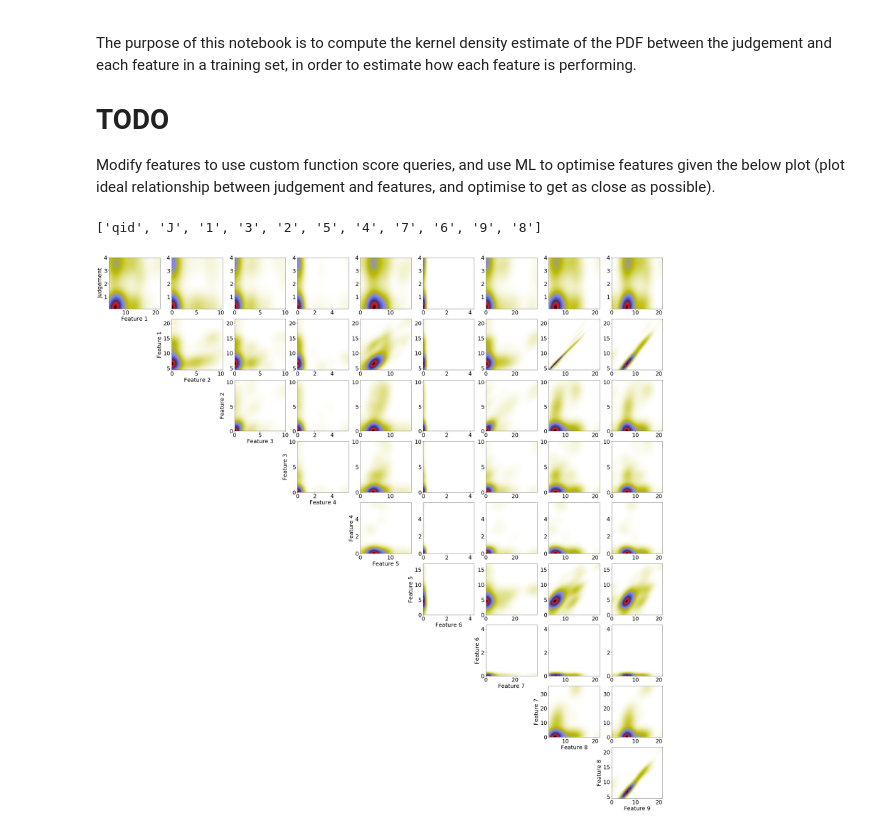
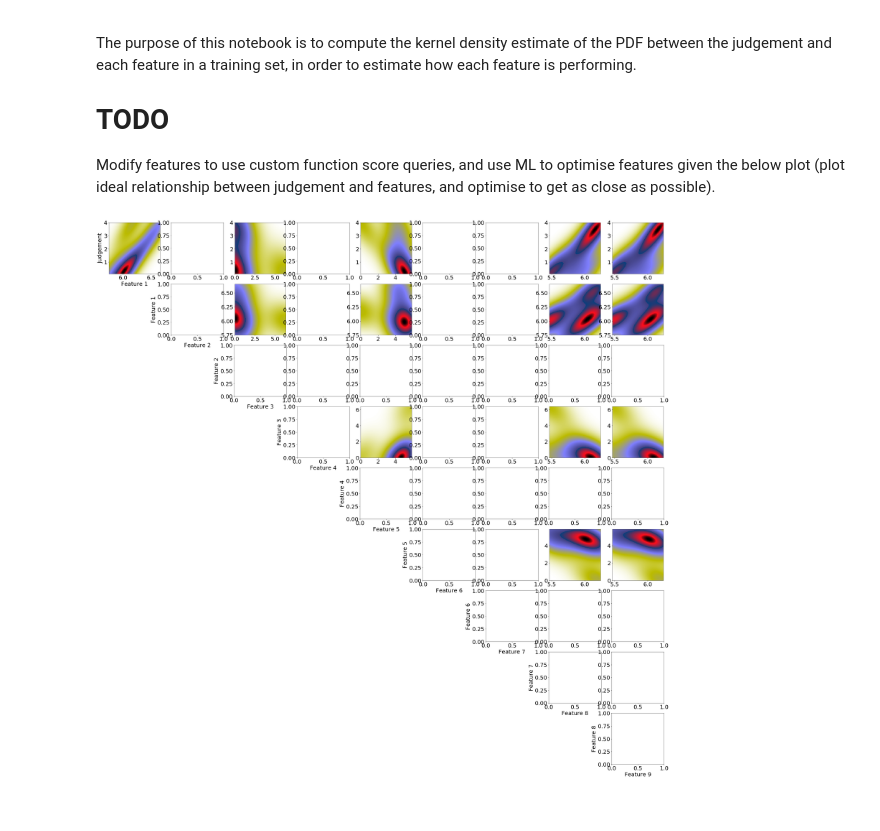
Before and after one commit to sully90/dp-search-service, a Jupyter notebook: src/main/python/Training Data Analysis.ipynb, the cells around one changed output. Drawn from its saved outputs; the diff is of its cells as text; code cells hidden in the pictures.

```diff
--- a/src/main/python/Training Data Analysis.ipynb
+++ b/src/main/python/Training Data Analysis.ipynb
@@ -11,7 +11,7 @@ from scipy import stats
 import matplotlib.pylab as plt
 
 models_dir = "/Users/sullid/ONS/dp-search-service/src/main/resources/elastic.ltr/models"
-model_name = "ons_1516096387773"
+model_name = "ons_1516121421115"
 # %%
 class TrainingData(object):
     """
@@ -66,10 +84,3 @@ class TrainingData(object):
-# %%
-trainingData = TrainingData(models_dir, model_name)
-trainingData.data.keys()
-# %% [output]
-['qid', 'J', '1', '3', '2', '5', '4', '7', '6', '9', '8']
-# %%
-x,y = (trainingData["1"], trainingData["J"])
 # %%
 import matplotlib.gridspec as gridspec
 import matplotlib.pylab as pylab
@@ -82,13 +93,15 @@ params = {'legend.fontsize': 'x-large',
          'ytick.labelsize':fs}
 pylab.rcParams.update(params)
 
-def getValues(trainingData, i):
+qid = 1
+
+def getValues(trainingData, qid, i):
     if (i == 0):
-        return "Judgement", trainingData["J"]
+        return "Judgement", trainingData.get(qid, "J")
 #     elif (i == 1 or i == 9):
 #         return str(i), np.log10(trainingData[str(i)])
     else:
-        return "Feature %d" % i, trainingData[str(i)]
+        return "Feature %d" % i, trainingData.get(qid, str(i))
 
 def fitKernel(x,y,n=100j):
     xmin,xmax,ymin,ymax=(x.min(),x.max(),y.min(),y.max())
@@ -105,42 +118,42 @@ def forceAspect(ax,aspect=1):
     extent =  im[0].get_extent()
     ax.set_aspect(abs((extent[1]-extent[0])/(extent[3]-extent[2]))/aspect)
 
-numFeatures = trainingData.numFeatures() + 1
+numFeatures = trainingData.numFeatures(qid) + 1
 
 fig = plt.figure(figsize=(50, 50))
 gs = gridspec.GridSpec(numFeatures, numFeatures)
 
 for i in range(numFeatures):
-    rowLabel, rowValues = getValues(trainingData, i)
+    rowLabel, rowValues = getValues(trainingData, qid, i)
     labelRow = True
     for j in range(i+1, numFeatures):
-        colLabel, colValues = getValues(trainingData, j)
+        colLabel, colValues = getValues(trainingData, qid, j)
 
         ax = plt.subplot(gs[i,j-numFeatures])
 
 #         ax.text(0.25, 0.5, "ax %d:%d" % (i,j))
         if (labelRow):
             ax.set_ylabel(rowLabel)
             labelRow = False
         if (j == (i+1)):
             ax.set_xlabel(colLabel)
 
         try:
             Z, (xmin,xmax,ymin,ymax) = fitKernel(colValues, rowValues, 200j)
             extent = [xmin,xmax,ymin,ymax]
             ax.imshow(Z, cmap=plt.cm.gist_stern_r, extent=extent)
             ax.set_xlim([xmin, xmax])
             ax.set_ylim([ymin, ymax])
             forceAspect(ax)
         except:
             pass
 
 
 # ax.imshow(np.rot90(Z), cmap=plt.cm.gist_earth_r,
 #           extent=[xmin, xmax, ymin, ymax], aspect=50)
 # ax.plot(x, y, 'k.', markersize=2)
 # ax.set_xlim([xmin, xmax])
 # ax.set_ylim([ymin, ymax])
 plt.show()
 # %% [output]
-[figure, old version]
+[figure, new version]
```
Also changed, not shown: parts of 1 cell of this notebook, 1 other file.
